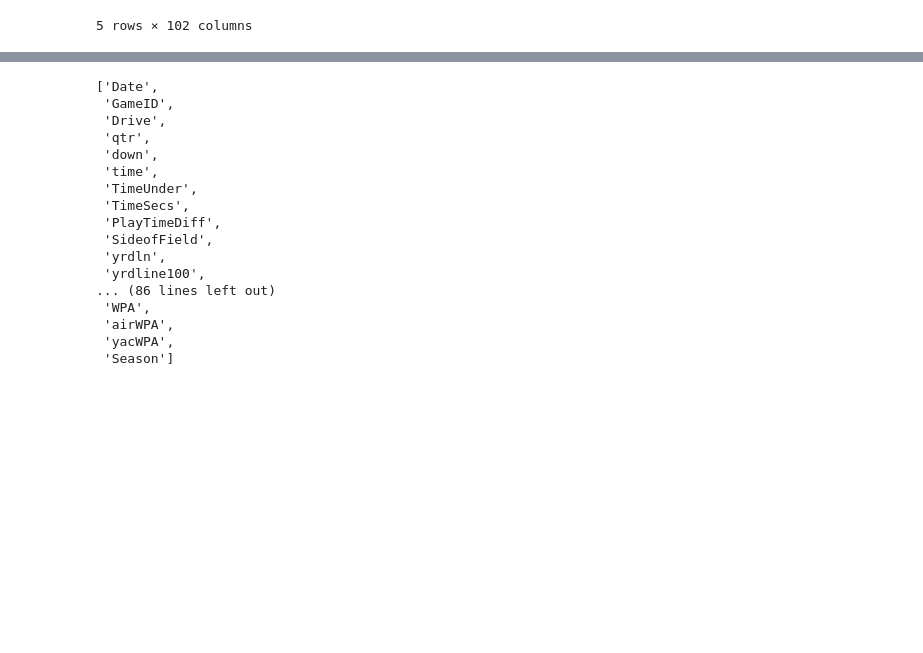
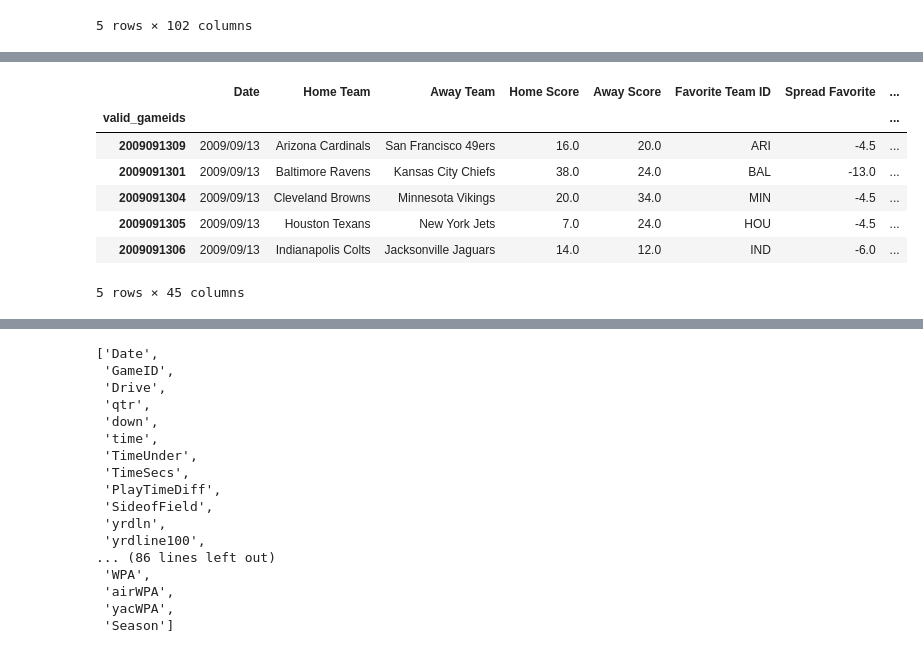
Before and after one commit to tylerursuy/NFL_Project, a Jupyter notebook: wrangling.ipynb, the cells around one changed output, grey strips where cells are left out. Saved outputs shown, nothing was run; the diff lists cells and outputs as text; code cells hidden in the pictures; blank space fills up the shorter version.

Commit message:
updated nfl_cleaned

```diff
--- a/wrangling.ipynb
+++ b/wrangling.ipynb
@@ -182,2 +225,21 @@ wrangled.head(16)
 # %%
 wrangled.to_csv('wrangled.csv')
+# %%
+valid_gameids = pd.read_csv('valid_gameids.csv')
+valid_gameids = valid_gameids.set_index('valid_gameids')
+#valid_gameids = valid_gameids.drop(labels=valid_gameids.columns, axis=1)
+# %%
+merged = pd.read_csv('nfl_cleaned_full.csv')
+merged = merged.set_index('gameid')
+merged = merged.loc[valid_gameids.index]
+# %%
+merged.head()
+# %% [output]
+|  | Date | Home Team | Away Team | Home Score | Away Score | Favorite Team ID | Spread Favorite | ... |
+| valid_gameids |  |  |  |  |  |  |  | ... |
+| 2009091309 | 2009/09/13 | Arizona Cardinals | San Francisco 49ers | 16.0 | 20.0 | ARI | -4.5 | ... |
+| 2009091301 | 2009/09/13 | Baltimore Ravens | Kansas City Chiefs | 38.0 | 24.0 | BAL | -13.0 | ... |
+| 2009091304 | 2009/09/13 | Cleveland Browns | Minnesota Vikings | 20.0 | 34.0 | MIN | -4.5 | ... |
+| 2009091305 | 2009/09/13 | Houston Texans | New York Jets | 7.0 | 24.0 | HOU | -4.5 | ... |
+| 2009091306 | 2009/09/13 | Indianapolis Colts | Jacksonville Jaguars | 14.0 | 12.0 | IND | -6.0 | ... |
+5 rows × 45 columns
```
Also changed, not shown: parts of 12 cells of this notebook, 4 other files.
